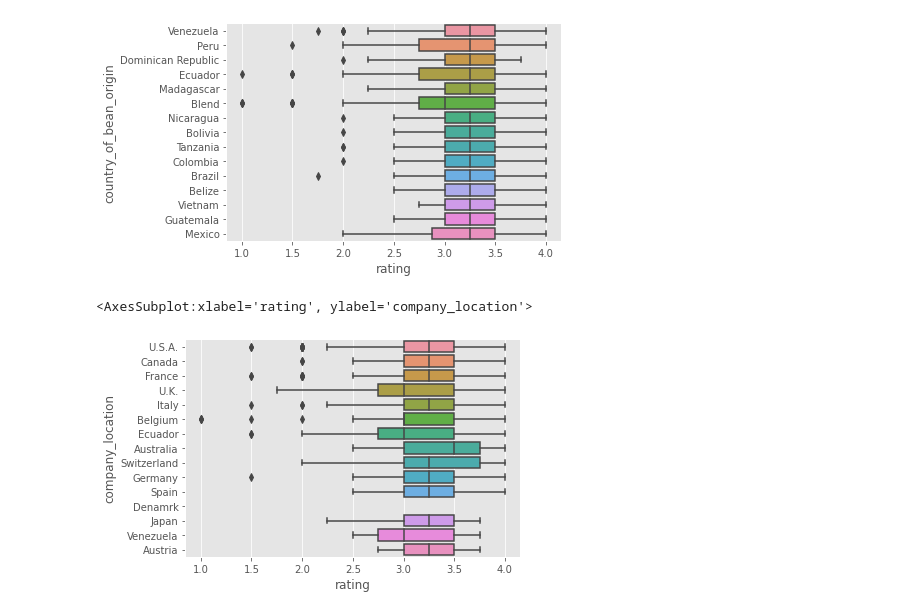
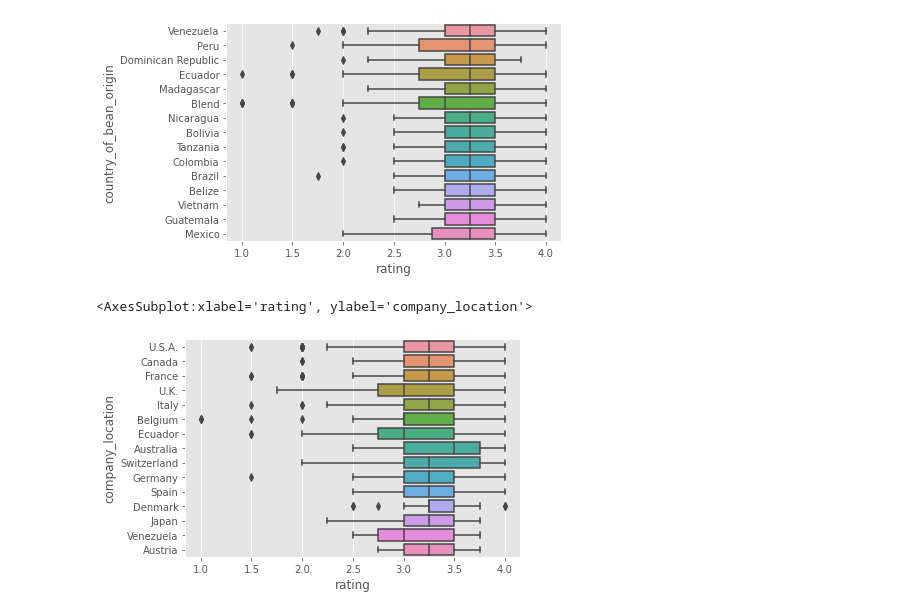
Before and after one commit to raunakp777/Web-Scraping-project---NYC-Data-Science, a Jupyter notebook: PYProject1.ipynb, the cells around one changed output. Drawn from its saved outputs; the diff is of its cells as text; code cells hidden in the pictures.

```diff
--- a/PYProject1.ipynb
+++ b/PYProject1.ipynb
@@ -133,7 +133,8 @@ sns.boxplot(y = chocolate['country_of_bean_origin'], x = chocolate['rating'],ord
 <AxesSubplot:xlabel='rating', ylabel='country_of_bean_origin'>
 [figure]
 # %%
-sns.boxplot(y = chocolate['company_location'], x = chocolate['rating'],order=["U.S.A.", "Canada", "France", "U.K.","Italy", "Belgium", "Ecuador","Australia", "Switzerland", "Germany", "Spain","Denamrk","Japan","Venezuela","Austria"])
+#rating Distribution for country of bean origin
+sns.boxplot(y = chocolate['company_location'], x = chocolate['rating'],order=["U.S.A.", "Canada", "France", "U.K.","Italy", "Belgium", "Ecuador","Australia", "Switzerland", "Germany", "Spain","Denmark","Japan","Venezuela","Austria"])
 # %% [output]
 <AxesSubplot:xlabel='rating', ylabel='company_location'>
-[figure, old version]
+[figure, new version]
```
Also changed, not shown: parts of 3 cells of this notebook.
